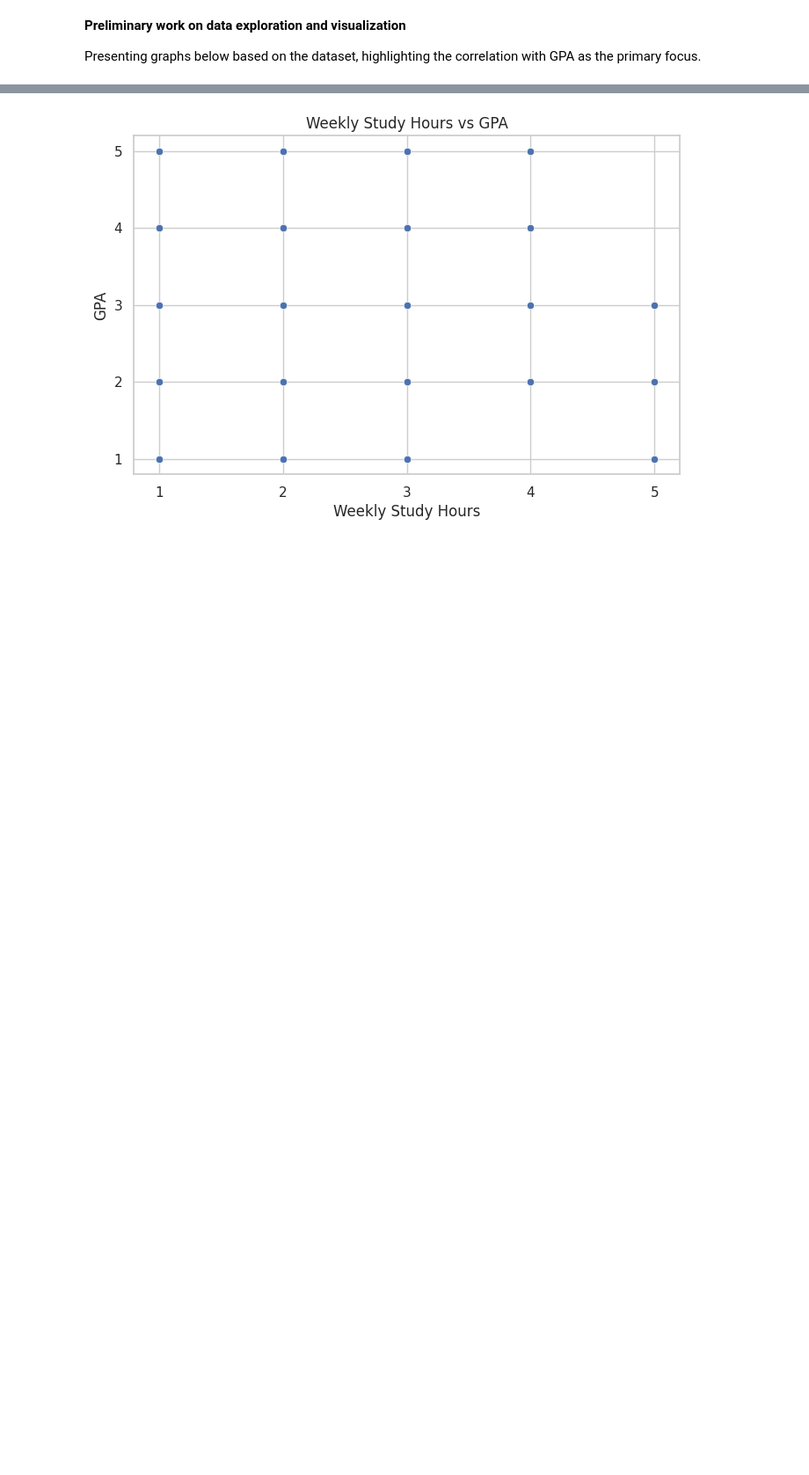
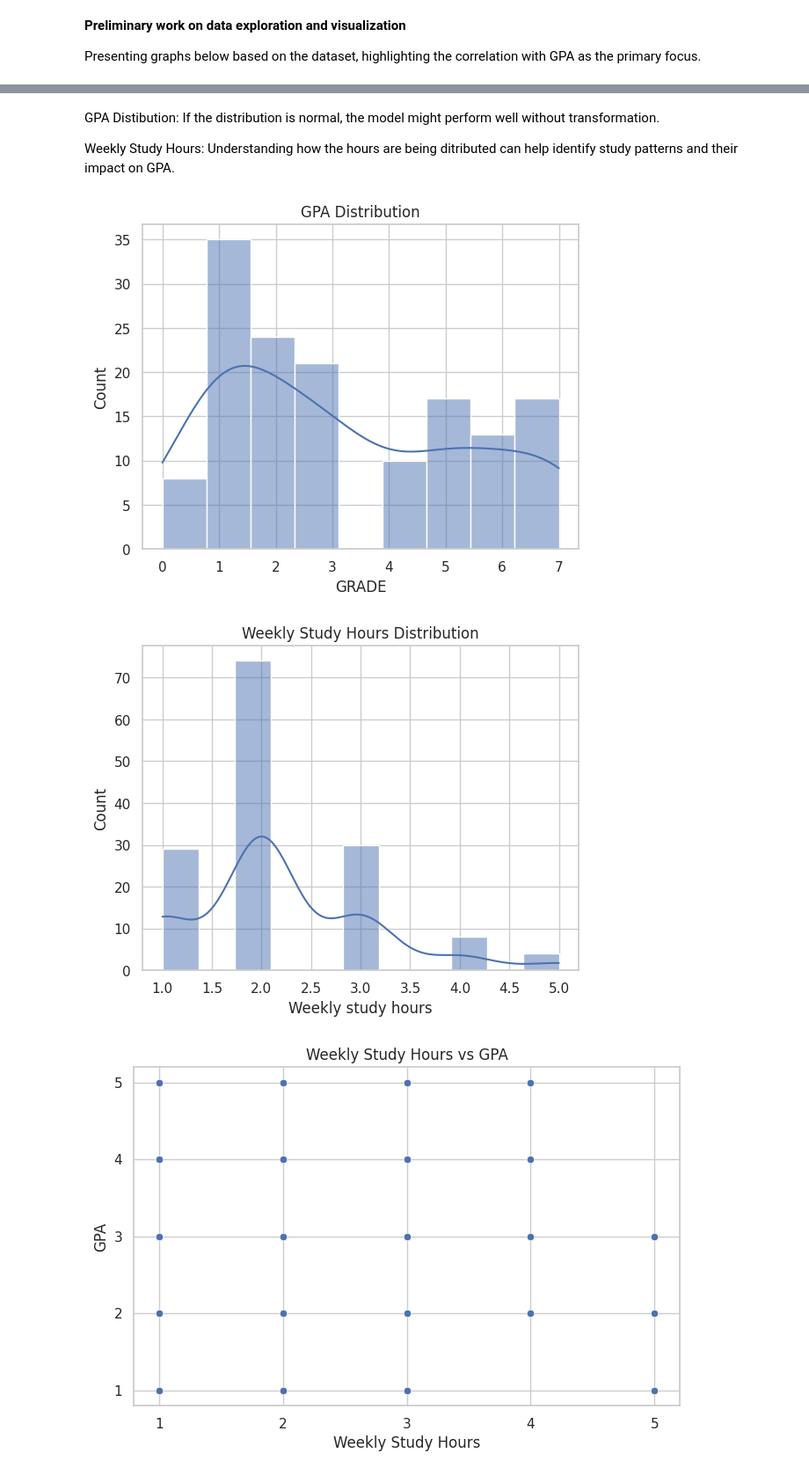
Before and after one commit to kd65541/CST383_project, a Jupyter notebook: 383_Group_Project.ipynb, the cells around one changed output, grey strips where cells are left out. Shown at 88% size. Cells and saved outputs as stored; diff of their text form; code cells hidden in the pictures; blank space fills up the shorter version.

```diff
--- a/383_Group_Project.ipynb
+++ b/383_Group_Project.ipynb
@@ -102,0 +182,2 @@ df = pd.read_csv(url)
+# %%
+df = df.dropna()
@@ -103,3 +246,18 @@ df = pd.read_csv(url)
+# %% [markdown]
+GPA Distibution: If the distribution is normal, the model might perform well without transformation.
+
+Weekly Study Hours: Understanding how the hours are being ditributed can help identify study patterns and their impact on GPA.
+# %%
+sns.histplot(df['GRADE'], kde=True)
+plt.title('GPA Distribution')
+plt.show()
+
+sns.histplot(df['Weekly study hours'], kde=True)
+plt.title('Weekly Study Hours Distribution')
+plt.show()
+# %% [output]
+[figure, added]
+[figure, added]
 # %%
 # Bar graph of Weekly study hours vs GPA
 plt.figure(figsize=(8, 5))
```
Also changed, not shown: parts of 20 cells of this notebook.
